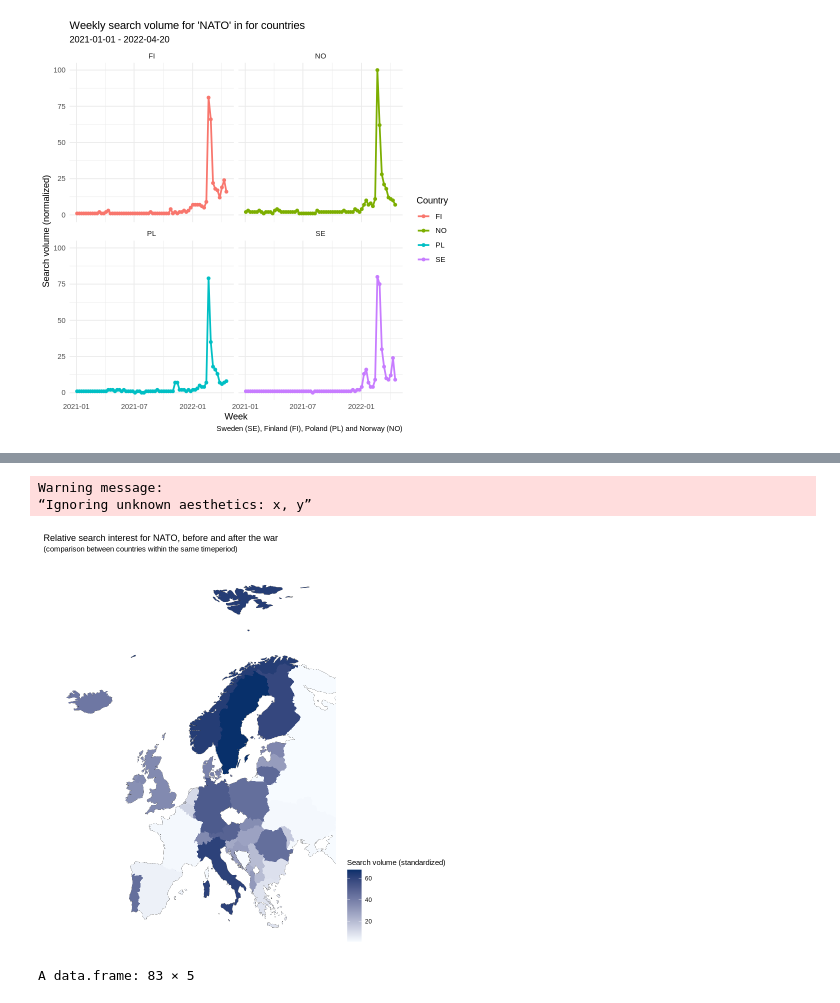
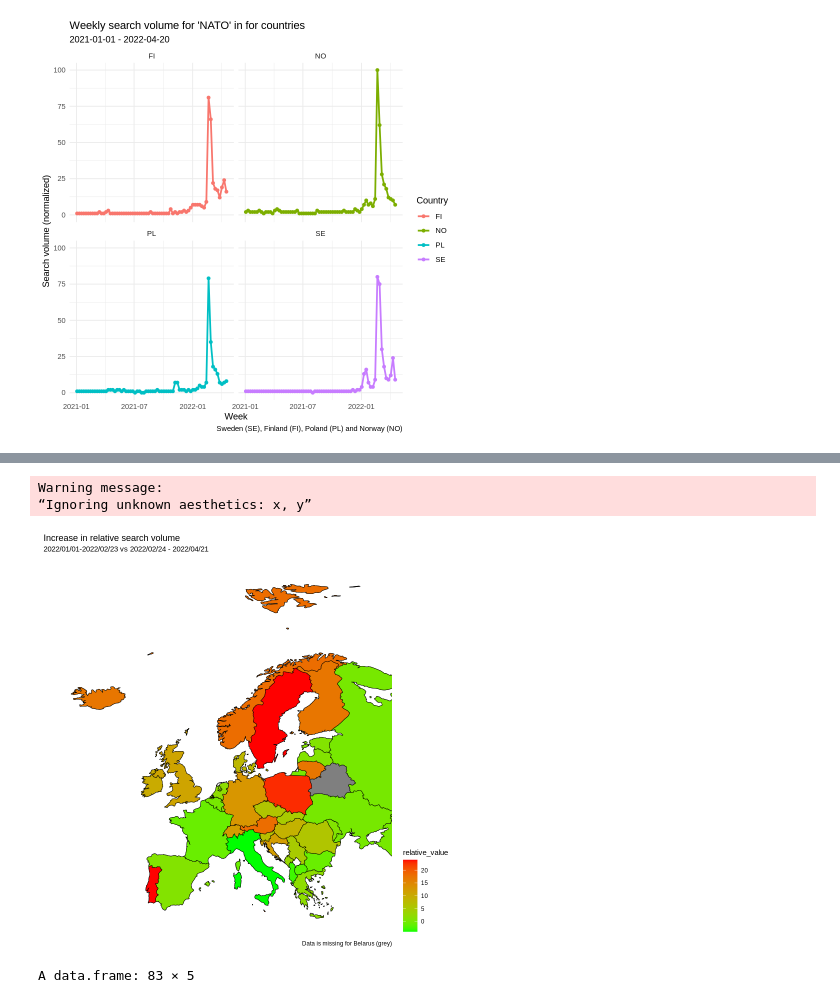
Before and after one commit to karl-karlsson/notebooks, a Jupyter notebook: google_trends.ipynb, the cells around one changed output, grey strips where cells are left out. Cells and saved outputs as stored; diff of their text form; code cells hidden in the pictures.

```diff
--- a/google_trends.ipynb
+++ b/google_trends.ipynb
@@ -91,0 +88,14 @@ nato_europe = nato_europe$interest_by_country
+# %%
+nato_europe_before = gtrends(c("NATO"),time="2022-01-01 2022-02-23", low_search_volume=T)
+nato_europe_after = gtrends(c("NATO"),time="2022-02-24 2022-04-21", low_search_volume=T)
+
+
+nato_europe_before = nato_europe_before$interest_by_country %>% mutate(id=1)
+nato_europe_after = nato_europe_after$interest_by_country %>% mutate(id=2)
+
+nato_europe = rbind(nato_europe_before,nato_europe_after) %>%
+group_by(location) %>%
+mutate(relative_value=lag(hits,order_by=id)) %>%
+mutate(relative_value=as.numeric(hits) - as.numeric(relative_value)) %>%
+ungroup() %>%
+filter(id==2)
@@ -103,7 +128,7 @@ european_countries = c("Russia",
 "Romania",
 "Netherlands",
 "Belgium",
-"Czech Republic",
+"Czechia",
 "Greece",
 "Portugal",
 "Sweden",
@@ -130,11 +155,7 @@ european_countries = c("Russia",
 "Montenegro",
 "Luxembourg",
 "Malta",
-"Iceland",
-"Andorra",
-"Monaco",
-"Liechtenstein",
-"San Marino")
+"Iceland")
 
 
 world = world %>% mutate(region = replace(region, region=="USA", "United States")) %>%
@@ -142,9 +163,13 @@ world = world %>% mutate(region = replace(region, region=="USA", "United States"
   mutate(region= replace(region, region=="Czech Republic", "Czechia"	)) %>%
   mutate(region = replace(region, region=="Democratic Republic of the Congo", "Congo - Kinshasa")) %>%
   mutate(region = replace(region, region=="Republic of Congo", "Congo - Brazzaville")) %>%
+  mutate(region = replace(region, region=="Czech Republic","Czechia")) %>%
   filter(region %in% european_countries)
 
 plot_df = nato_europe %>%
-filter(location %in% world$region, hits > 0) %>%
+filter(location %in% european_countries) %>%
  mutate(region = location, `Search volume (standardized)` = as.numeric(hits)) %>%
-select(region, `Search volume (standardized)`)
+select(region, `Search volume (standardized)`, relative_value)
+
+nato_europe %>% filter(str_detect(location, "Slov"))
+world %>% filter(str_detect(region, "Slov"))
@@ -151,26 +201,27 @@ select(region, `Search volume (standardized)`)
 # %%
 ggplot(world) +
   geom_map(map = world,
            aes(x = long, y = lat, map_id = region),
-            color="black",fill="#f7fbff", size=0.15)+
+            color="black",fill="white", size=0.25)+
            geom_map(data = plot_df ,
            map = world,
-           aes(fill = `Search volume (standardized)`, map_id = region), size=0.15)+
-           scale_fill_continuous(low = '#f7fbff', high = '#08306b') +
+           aes(fill = relative_value, map_id = region), color="black",size=0.25)+
+           scale_fill_continuous(low = 'green', high = 'red') +
 
         ggtitle("Search interest for NATO")+
-        labs(title="Relative search interest for NATO, before and after the war",
-        subtitle="(comparison between countries within the same timeperiod)")+
+        labs(title="Increase in relative search volume",
+        subtitle="2022/01/01-2022/02/23 vs 2022/02/24 - 2022/04/21",
+        caption="Data is missing for Belarus (grey)")+
         scale_x_continuous(limits = c(-30, 40), expand = c(0, 0))+
         theme_map()+
         theme(axis.ticks = element_blank(),
         axis.text = element_blank(),
         axis.title = element_blank())+
                 theme(legend.position="right")
 # %% [output]
 Warning message:
 “Ignoring unknown aesthetics: x, y”
-[figure, old version]
+[figure, new version]
 # %%
   theme(axis.ticks = element_blank(),
         axis.text = element_blank(),
```
Also changed, not shown: parts of 3 cells of this notebook.
